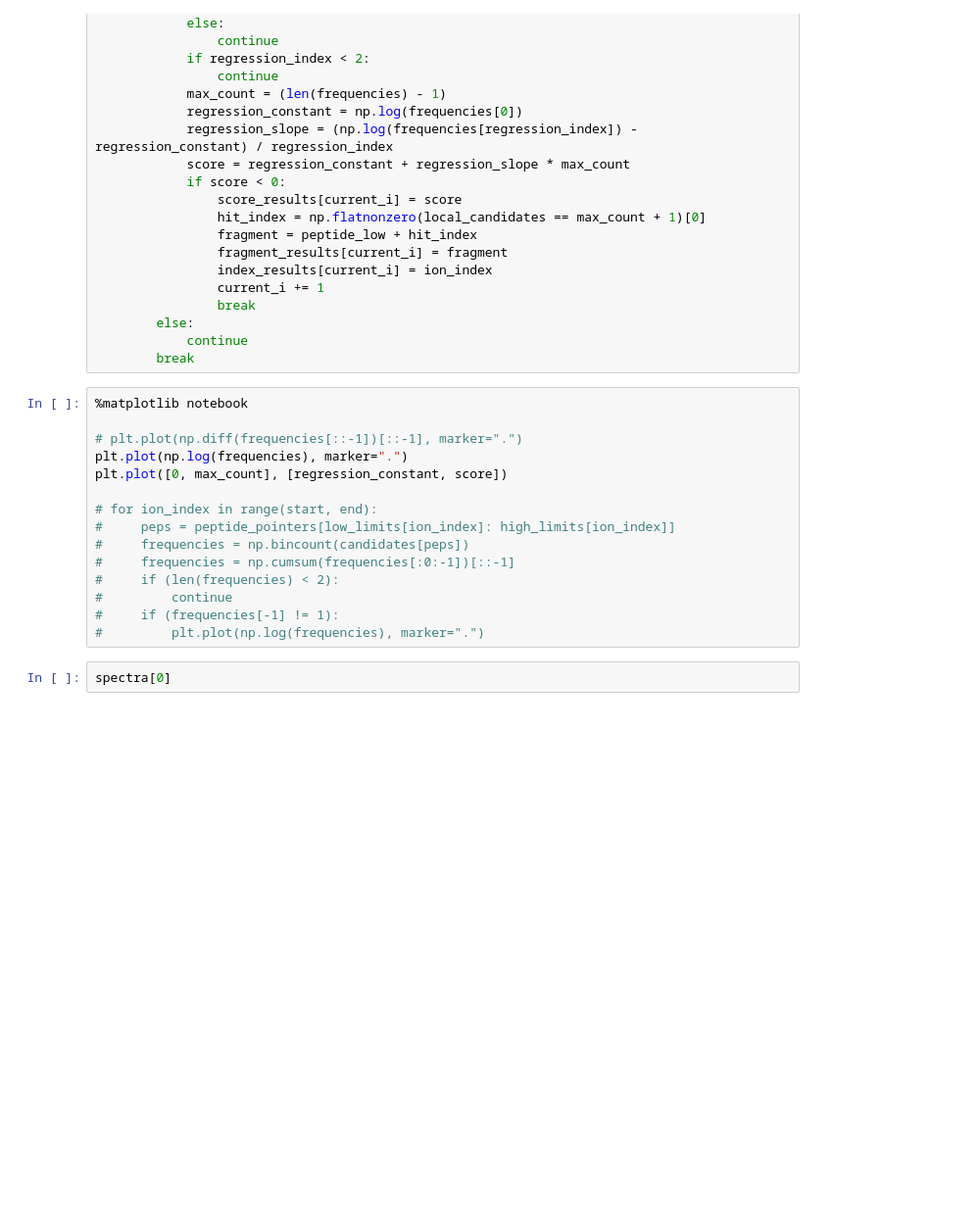
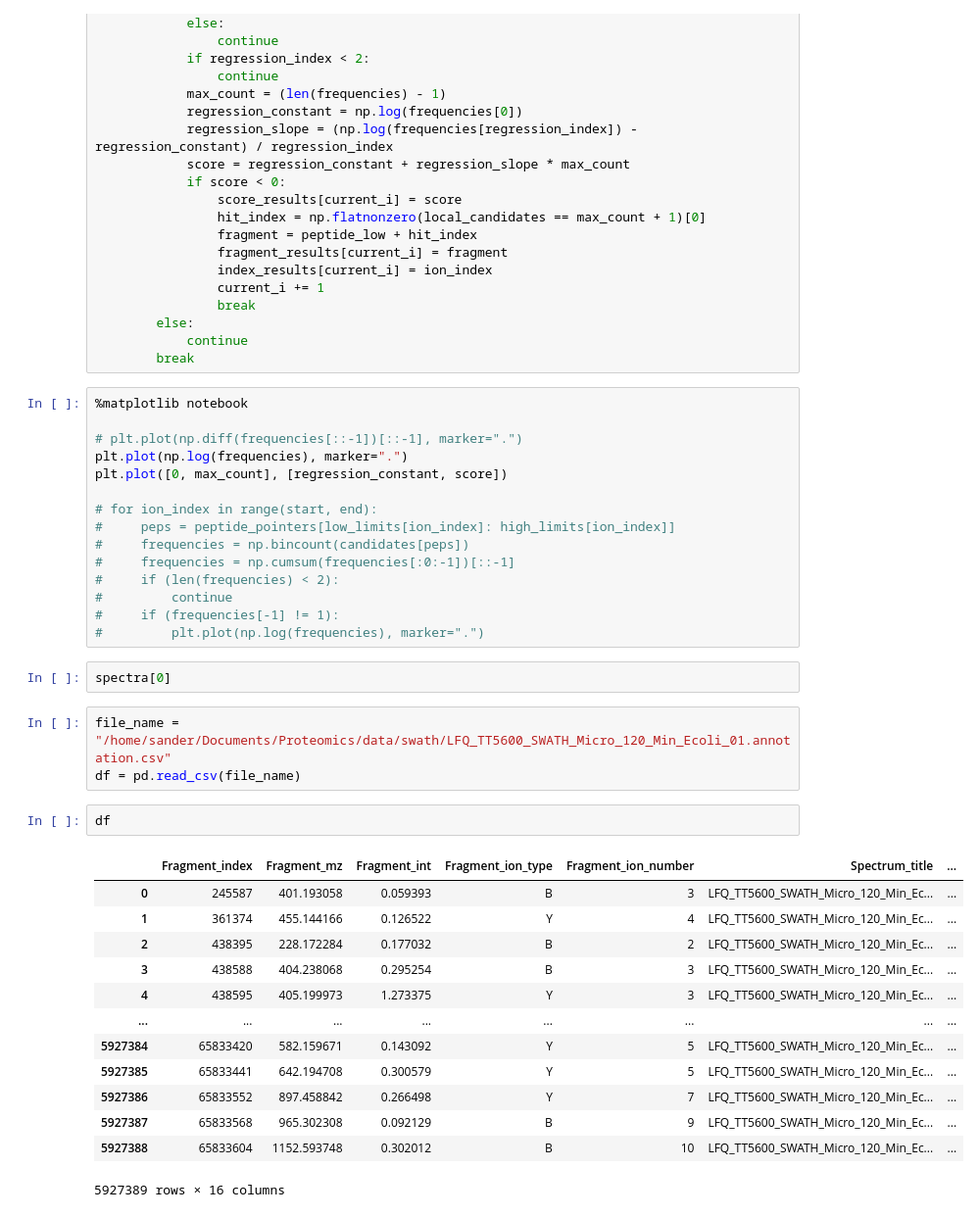
Before and after one commit to swillems/ion_networks, a Jupyter notebook: src/sandbox_annotation.ipynb, the cells around one changed output. Shown at 98% size. Saved outputs shown, nothing was run; the diff lists cells and outputs as text; blank space fills up the shorter version.

```diff
--- a/src/sandbox_annotation.ipynb
+++ b/src/sandbox_annotation.ipynb
@@ -746,3 +735,22 @@ plt.plot([0, max_count], [regression_constant, score])
 #         plt.plot(np.log(frequencies), marker=".")
 # %%
 spectra[0]
+# %%
+file_name = "/home/sander/Documents/Proteomics/data/swath/LFQ_TT5600_SWATH_Micro_120_Min_Ecoli_01.annotation.csv"
+df = pd.read_csv(file_name)
+# %%
+df
+# %% [output]
+|  | Fragment_index | Fragment_mz | Fragment_int | Fragment_ion_type | Fragment_ion_number | Spectrum_title | ... |
+| 0 | 245587 | 401.193058 | 0.059393 | B | 3 | LFQ_TT5600_SWATH_Micro_120_Min_Ec... | ... |
+| 1 | 361374 | 455.144166 | 0.126522 | Y | 4 | LFQ_TT5600_SWATH_Micro_120_Min_Ec... | ... |
+| 2 | 438395 | 228.172284 | 0.177032 | B | 2 | LFQ_TT5600_SWATH_Micro_120_Min_Ec... | ... |
+| 3 | 438588 | 404.238068 | 0.295254 | B | 3 | LFQ_TT5600_SWATH_Micro_120_Min_Ec... | ... |
+| 4 | 438595 | 405.199973 | 1.273375 | Y | 3 | LFQ_TT5600_SWATH_Micro_120_Min_Ec... | ... |
+| ... | ... | ... | ... | ... | ... | ... | ... |
+| 5927384 | 65833420 | 582.159671 | 0.143092 | Y | 5 | LFQ_TT5600_SWATH_Micro_120_Min_Ec... | ... |
+| 5927385 | 65833441 | 642.194708 | 0.300579 | Y | 5 | LFQ_TT5600_SWATH_Micro_120_Min_Ec... | ... |
+| 5927386 | 65833552 | 897.458842 | 0.266498 | Y | 7 | LFQ_TT5600_SWATH_Micro_120_Min_Ec... | ... |
+| 5927387 | 65833568 | 965.302308 | 0.092129 | B | 9 | LFQ_TT5600_SWATH_Micro_120_Min_Ec... | ... |
+| 5927388 | 65833604 | 1152.593748 | 0.302012 | B | 10 | LFQ_TT5600_SWATH_Micro_120_Min_Ec... | ... |
+5927389 rows × 16 columns
```
Also changed, not shown: parts of 8 cells of this notebook, 1 other file.
